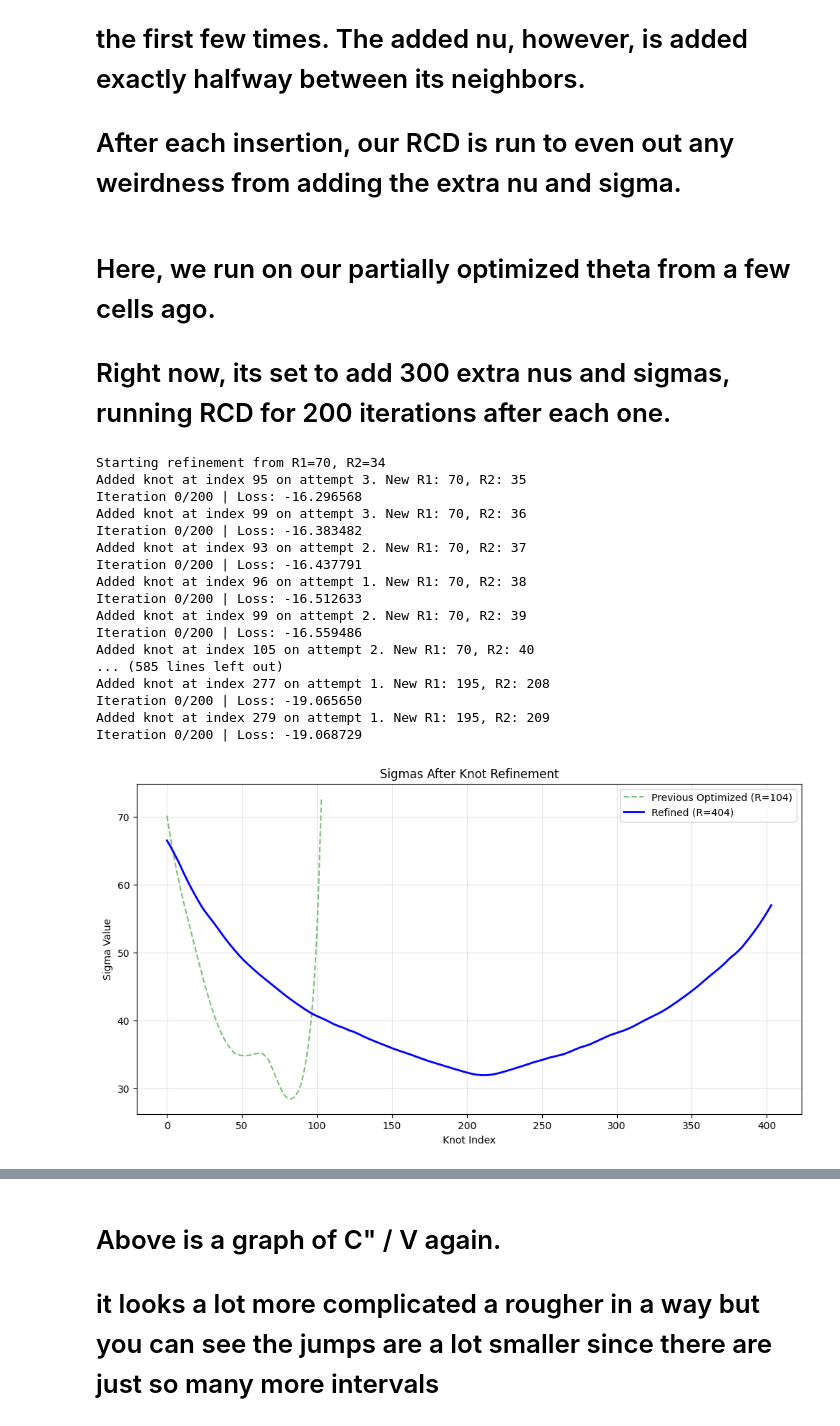
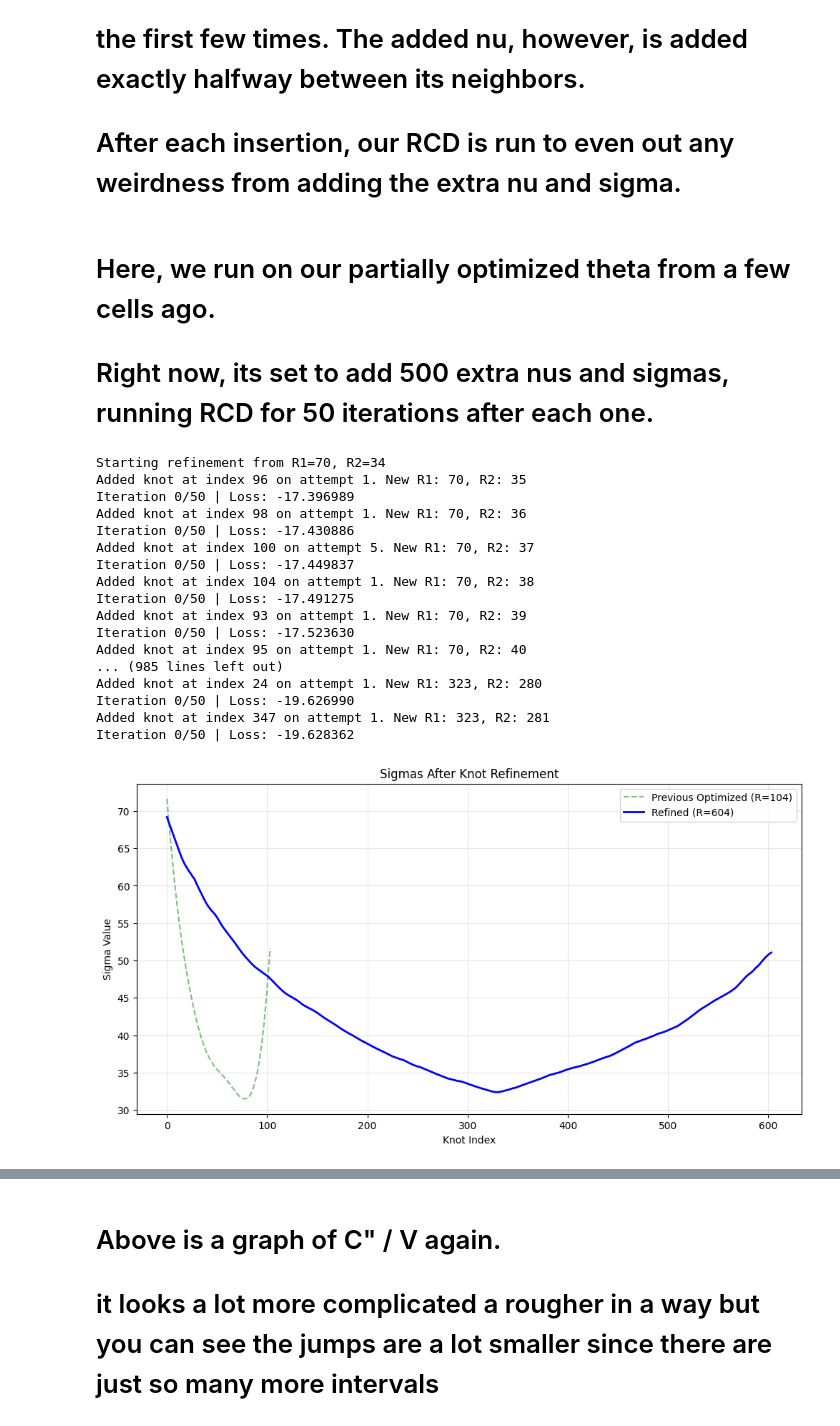
Before and after one commit to ZihanG123/Local-Volatility-Project, a Jupyter notebook: Adjusted_Cyclic_Coordinate_Descent.ipynb, the cells around one changed output, grey strips where cells are left out. Cells and saved outputs as stored; diff of their text form; code cells hidden in the pictures.

Commit message:
Fixed some issue i made with inserting nus, a lot better now

```diff
--- a/Adjusted_Cyclic_Coordinate_Descent.ipynb
+++ b/Adjusted_Cyclic_Coordinate_Descent.ipynb
@@ -365,7 +375,7 @@ plt.show()
 
 # After each insertion, our RCD is run to even out any weirdness from adding the extra nu and sigma.
 # %%
-def optimize_nus(R1, R2, S0, init_theta, bid_ask_arr, num_additions = 100, num_iterations = 100, tol=1e-3):
+def optimize_nus(R1, R2, S0, init_theta, bid_ask_arr, num_additions = 100, num_iterations = 100, tol=1e-5):
     theta = init_theta.copy()
     prev_total_loss = None
 
@@ -376,24 +386,30 @@ def optimize_nus(R1, R2, S0, init_theta, bid_ask_arr, num_additions = 100, num_i
         sigs2 = theta[2 * R1 + R2 :]
 
         sigs = np.concatenate([sigs1, sigs2])
-        nus = np.concatenate([nus1, nus2])
+        nus = np.concatenate([nus1, [S0], nus2])
 
         diffs = np.abs(np.diff(1/sigs**2))
         sorted_indices = np.argsort(diffs)[::-1]
 
         found_improvement = False
         for index in sorted_indices:
+            if index == R1-1: continue
             # Try inserting a new knot between index and index + 1
             target = np.sqrt(2) * sigs[index] * sigs[index+1] / np.sqrt(sigs[index]**2 + sigs[index+1]**2)
             scale = np.abs(sigs[index+1] - sigs[index]) / 4
 
+            new_nu = nus[index+1] + (nus[index+2] - nus[index+1])/3
+            temp_nus = np.insert(nus, index + 2, new_nu)
+            temp_nus[index+1] = nus[index+1] - (nus[index+1] - nus[index])/3
+
+            temp_nus = np.delete(temp_nus, R1)
+
             # Inner loop to run the normal distribution sampling multiple times per index
             for attempt in range(5):
                 new_sig = np.random.normal(target, scale)
-                new_nu = (nus[index] + nus[index+1]) / 2
 
                 temp_sigs = np.insert(sigs, index + 1, new_sig)
-                temp_nus = np.insert(nus, index + 1, new_nu)
+
 
                 # Update R1 or R2 based on where we inserted
                 new_R1, new_R2 = R1, R2
@@ -439,47 +455,47 @@ def optimize_nus(R1, R2, S0, init_theta, bid_ask_arr, num_additions = 100, num_i
 # %% [markdown]
 # Here, we run on our partially optimized theta from a few cells ago.
 
-# Right now, its set to add 300 extra nus and sigmas, running RCD for 200 iterations after each one.
+# Right now, its set to add 500 extra nus and sigmas, running RCD for 50 iterations after each one.
 # %%
 print(f"Starting refinement from R1={R1}, R2={R2}")
 
 # Run the refinement function
 # We'll do 5 additions, each followed by 500 iterations of CCD
 new_R1, new_R2, refined_theta = optimize_nus(
     R1, R2, S0, opt_theta, market_bid_ask,
-    num_additions=300,
-    num_iterations=200
+    num_additions=500,
+    num_iterations=50
 )
 
 # Visualize the final sigmas compared to the previous optimization
 refined_sigs = np.concatenate([refined_theta[new_R1 : 2*new_R1], refined_theta[2*new_R1 + new_R2 :]])
 
 plt.figure(figsize=(12, 6))
 plt.plot(opt_sigs, 'g--', alpha=0.5, label=f'Previous Optimized (R={R1+R2})')
 plt.plot(refined_sigs, 'b-', linewidth=2, label=f'Refined (R={new_R1+new_R2})')
 plt.title('Sigmas After Knot Refinement')
 plt.xlabel('Knot Index')
 plt.ylabel('Sigma Value')
 plt.legend()
 plt.grid(True, alpha=0.3)
 plt.show()
 # %% [output]
 Starting refinement from R1=70, R2=34
-Added knot at index 95 on attempt 3. New R1: 70, R2: 35
-Iteration 0/200 | Loss: -16.296568
-Added knot at index 99 on attempt 3. New R1: 70, R2: 36
-Iteration 0/200 | Loss: -16.383482
-Added knot at index 93 on attempt 2. New R1: 70, R2: 37
-Iteration 0/200 | Loss: -16.437791
-Added knot at index 96 on attempt 1. New R1: 70, R2: 38
-Iteration 0/200 | Loss: -16.512633
-Added knot at index 99 on attempt 2. New R1: 70, R2: 39
-Iteration 0/200 | Loss: -16.559486
-Added knot at index 105 on attempt 2. New R1: 70, R2: 40
-... (585 lines left out)
-Added knot at index 277 on attempt 1. New R1: 195, R2: 208
-Iteration 0/200 | Loss: -19.065650
-Added knot at index 279 on attempt 1. New R1: 195, R2: 209
-Iteration 0/200 | Loss: -19.068729
+Added knot at index 96 on attempt 1. New R1: 70, R2: 35
+Iteration 0/50 | Loss: -17.396989
+Added knot at index 98 on attempt 1. New R1: 70, R2: 36
+Iteration 0/50 | Loss: -17.430886
+Added knot at index 100 on attempt 5. New R1: 70, R2: 37
+Iteration 0/50 | Loss: -17.449837
+Added knot at index 104 on attempt 1. New R1: 70, R2: 38
+Iteration 0/50 | Loss: -17.491275
+Added knot at index 93 on attempt 1. New R1: 70, R2: 39
+Iteration 0/50 | Loss: -17.523630
+Added knot at index 95 on attempt 1. New R1: 70, R2: 40
+... (985 lines left out)
+Added knot at index 24 on attempt 1. New R1: 323, R2: 280
+Iteration 0/50 | Loss: -19.626990
+Added knot at index 347 on attempt 1. New R1: 323, R2: 281
+Iteration 0/50 | Loss: -19.628362
-[figure, old version]
+[figure, new version]
 # %% [markdown]
```
Also changed, not shown: parts of 8 cells of this notebook.
